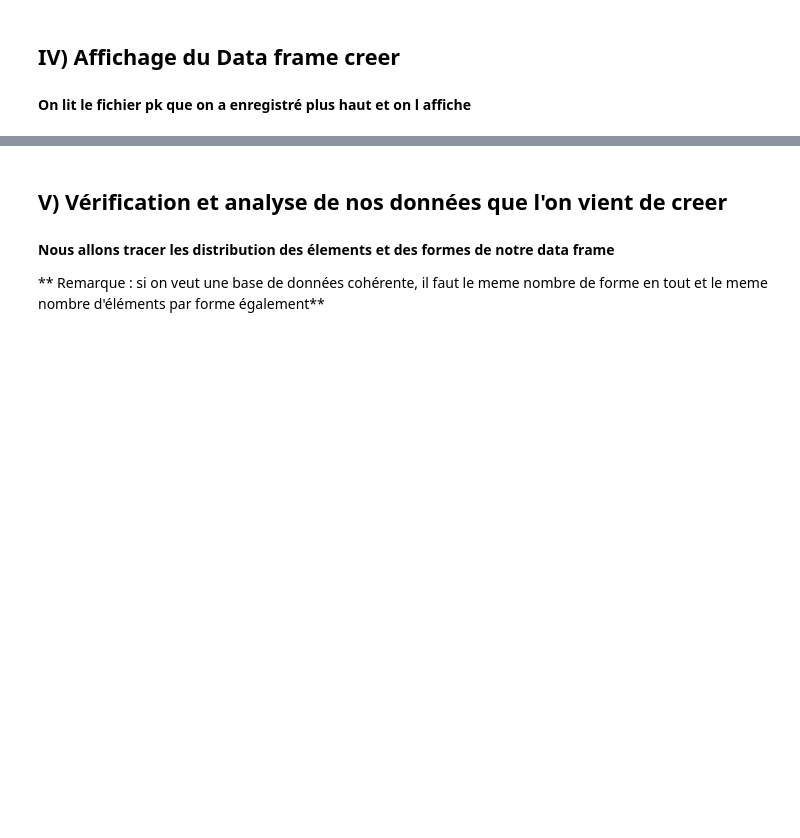
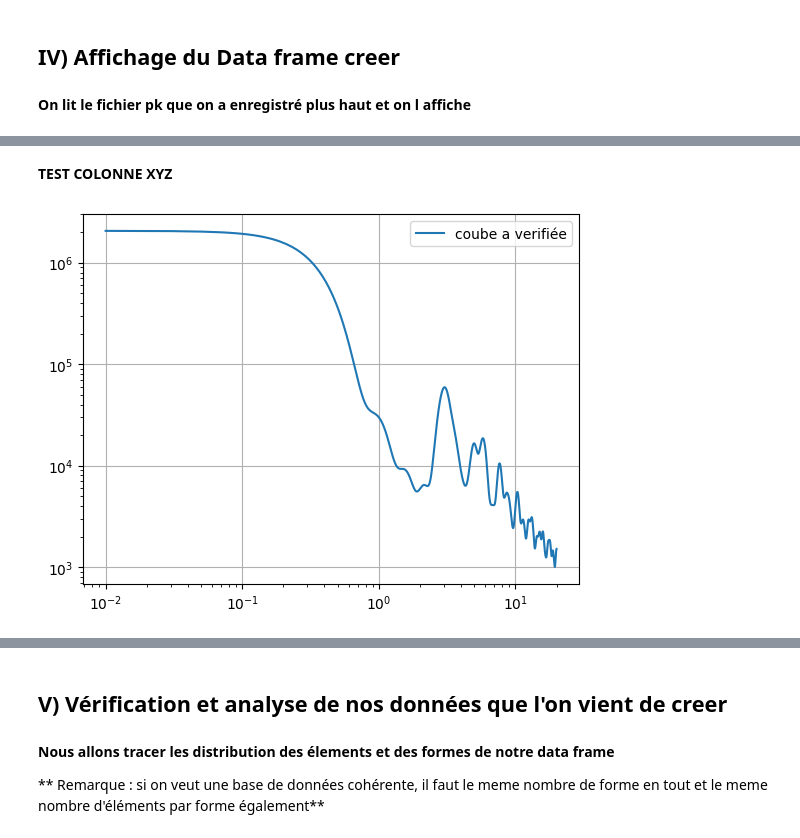
Before and after one commit to scayez/Projet_SAXS_WAXS_IA, a Jupyter notebook: script_shape_johnson.ipynb, the cells around one changed output, grey strips where cells are left out. Saved outputs shown, nothing was run; the diff lists cells and outputs as text; code cells hidden in the pictures; blank space fills up the shorter version.

```diff
--- a/script_shape_johnson.ipynb
+++ b/script_shape_johnson.ipynb
@@ -555,0 +533,15 @@ data
+# %% [markdown]
+**TEST COLONNE XYZ**
+# %%
+from debyecalculator import DebyeCalculator
+calc = DebyeCalculator(qmin=0.01,qmax=20,qstep=0.01,device='cpu',biso=0.01)
+Q, I = calc.iq(structure_source=data["data_xyz"][11])
+
+###### Tracer de I(q)
+plt.figure()
+plt.loglog(Q,I,label='coube a verifiée')
+plt.grid()
+plt.legend()
+plt.show()
+# %% [output]
+[figure, added]
```
Also changed, not shown: parts of 9 cells of this notebook.
